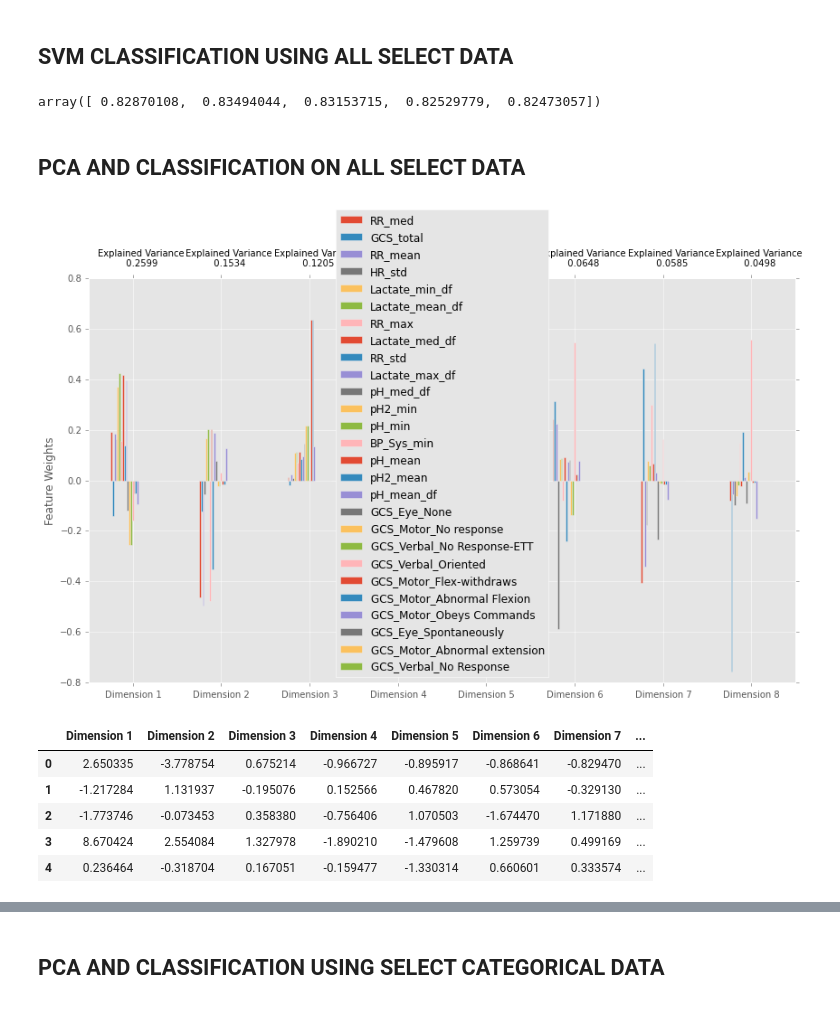
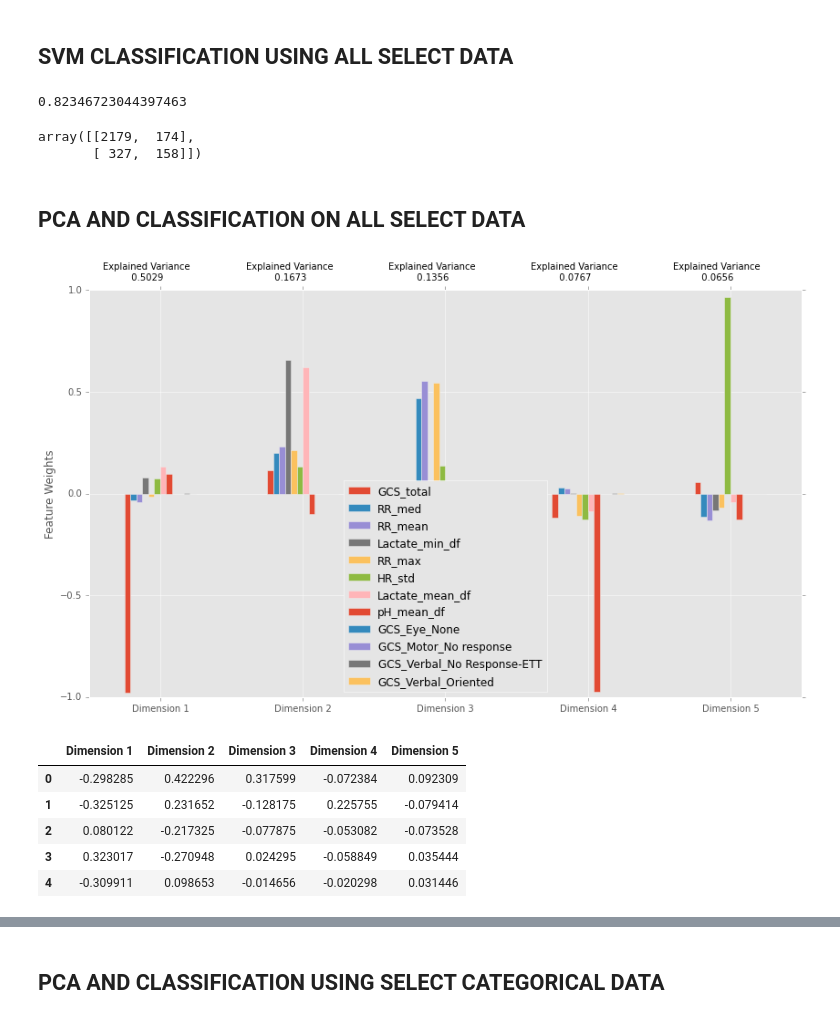
Before and after one commit to RJBeetel3/mimic3_analysis, a Jupyter notebook: ICU_MORTALITY_FIRST24.ipynb, the cells around one changed output, grey strips where cells are left out. Cells and saved outputs as stored; diff of their text form; code cells hidden in the pictures.

Commit message:
Revisited lab data to calculate kurtosis for lab readings. Explored a smaller feature set based on the highest scores recorded from SelectKBest

```diff
--- a/ICU_MORTALITY_FIRST24.ipynb
+++ b/ICU_MORTALITY_FIRST24.ipynb
@@ -824,5 +882,5 @@ cat_dummy_data.head()
 # %%
-cat_select_features = list(cat_feature_scores[:10].index)
+cat_select_features = list(cat_feature_scores[cat_feature_scores.scores > 350].index)
 cat_select_features.insert(0, 'icustay_id')
 #could leave this out to avoid duplicates when merging w/ cont data later
 cat_select_features.insert(1,'hospital_expire_flag')
@@ -833,0 +922,8 @@ cat_select_data.head()
+# %%
+cont_select_features = list(cont_feature_scores[cont_feature_scores.scores > 550].index)
+cont_select_features.insert(0, 'icustay_id')
+cont_select_features.insert(1,'hospital_expire_flag')
+cont_select_data = cont_data[cont_select_features]
+display(cont_data.shape)
+display(cont_select_data.shape)
+cont_select_data.head()
@@ -895,5 +948,11 @@ for feature_name in cont_select_data_scaled.columns[1:]:
 # %%
-all_select_data = cont_select_data_scaled.merge(cat_select_data2, left_index = True, right_index = True,
+
+cont_select_data2 = cont_select_data.set_index(['icustay_id'], inplace = False)
+cat_select_data2 = cat_select_data.set_index(['icustay_id'], inplace = False)
+cat_select_data2.drop(['hospital_expire_flag'], axis = 1, inplace = True)
+
+
+all_select_data = cont_select_data2.merge(cat_select_data2, left_index = True, right_index = True,
                                          how='left', sort = True, suffixes = ('cont', 'cat'))
 all_select_data.dropna(inplace = True)
 all_select_data.shape
@@ -918,0 +967,7 @@ all_select_data.head()
+# %%
+# SCALING ALL_SELECT_DATA2 TO 0-1
+
+all_select_data2 = all_select_data.copy()
+min_max_scalar = preprocessing.MinMaxScaler()
+all_select_data2.iloc[:,1:] = min_max_scalar.fit_transform(all_select_data2.iloc[:,1:])
+all_select_data2.head()
@@ -919,47 +982,53 @@ all_select_data.head()
 # %% [markdown]
 ## SVM CLASSIFICATION USING ALL SELECT DATA
 # %%
-X_train, X_test, y_train, y_test = train_test_split(all_select_data[all_select_data.columns[1:]],
-                                                    all_select_data['hospital_expire_flag'],
+X_train, X_test, y_train, y_test = train_test_split(all_select_data2[all_select_data2.columns[1:]],
+                                                    all_select_data2['hospital_expire_flag'],
                                                     test_size = 0.20, random_state = 42)
 
-clf_SVC = svm.SVC(C=0.5, cache_size=200, class_weight=None, coef0=0.0,
-    decision_function_shape=None, degree=4, gamma='auto', kernel='rbf',
+clf_SVC = svm.SVC(C=0.5, cache_size=200, class_weight={1:3}, coef0=0.0,
+    decision_function_shape=None, degree=3, gamma='auto', kernel='rbf',
     max_iter=-1, probability=False, random_state=None, shrinking=True,
     tol=0.001, verbose=False).fit(X_train, y_train)
 
+'''
 scores = cross_val_score(clf_SVC, all_select_data[all_select_data.columns[1:]],
                          all_select_data['hospital_expire_flag'], cv=5)
 display(scores)
-
+'''
+display(clf_SVC.score(X_test, y_test))
 y_predsSVM = clf_SVC.predict(X_test)
 metrics.confusion_matrix(y_test, y_predsSVM)
 # %% [output]
-array([ 0.82870108,  0.83494044,  0.83153715,  0.82529779,  0.82473057])
+0.82346723044397463
+array([[2179,  174],
+       [ 327,  158]])
 # %% [markdown]
 ## PCA AND CLASSIFICATION ON ALL SELECT DATA
 # %%
 #pca = PCA(n_components = 4).fit(data2)
-pca = PCA(n_components = 8).fit(all_select_data[all_select_data.columns[1:]])
+pca = PCA(n_components = 5).fit(all_select_data2[all_select_data2.columns[1:]])
 
 # Generate PCA results plot
-pca_results = vs.pca_results(all_select_data[all_select_data.columns[1:]], pca)
+pca_results = vs.pca_results(all_select_data2[all_select_data2.columns[1:]], pca)
 # %% [output]
-[figure, old version]
+[figure, new version]
 # %%
-all_reduced_data = pca.transform(all_select_data[all_select_data.columns[1:]])
+all_reduced_data = pca.transform(all_select_data2[all_select_data2.columns[1:]])
 
 # Create a DataFrame for the reduced data
 all_reduced_data = pd.DataFrame(all_reduced_data, columns = ['Dimension 1', 'Dimension 2', 'Dimension 3', 'Dimension 4',
-                                                    'Dimension 5', 'Dimension 6','Dimension 7', 'Dimension 8'])
+                                                    'Dimension 5'])
+                                #, 'Dimension 6','Dimension 7', 'Dimension 8']) #,
+                                                            #'Dimension 9', 'Dimension 10'])
 all_reduced_data.head()
 # %% [output]
-|  | Dimension 1 | Dimension 2 | Dimension 3 | Dimension 4 | Dimension 5 | Dimension 6 | Dimension 7 | ... |
-| 0 | 2.650335 | -3.778754 | 0.675214 | -0.966727 | -0.895917 | -0.868641 | -0.829470 | ... |
-| 1 | -1.217284 | 1.131937 | -0.195076 | 0.152566 | 0.467820 | 0.573054 | -0.329130 | ... |
-| 2 | -1.773746 | -0.073453 | 0.358380 | -0.756406 | 1.070503 | -1.674470 | 1.171880 | ... |
-| 3 | 8.670424 | 2.554084 | 1.327978 | -1.890210 | -1.479608 | 1.259739 | 0.499169 | ... |
-| 4 | 0.236464 | -0.318704 | 0.167051 | -0.159477 | -1.330314 | 0.660601 | 0.333574 | ... |
+|  | Dimension 1 | Dimension 2 | Dimension 3 | Dimension 4 | Dimension 5 |
+| 0 | -0.298285 | 0.422296 | 0.317599 | -0.072384 | 0.092309 |
+| 1 | -0.325125 | 0.231652 | -0.128175 | 0.225755 | -0.079414 |
+| 2 | 0.080122 | -0.217325 | -0.077875 | -0.053082 | -0.073528 |
+| 3 | 0.323017 | -0.270948 | 0.024295 | -0.058849 | 0.035444 |
+| 4 | -0.309911 | 0.098653 | -0.014656 | -0.020298 | 0.031446 |
 # %%
 # GAUSSIAN NAIVE BAYES CLASSIFIER WITH PCA COMPONENTS DERIVED FROM ALL DATA
 
```
Also changed, not shown: parts of 70 cells of this notebook, 2 other files.
